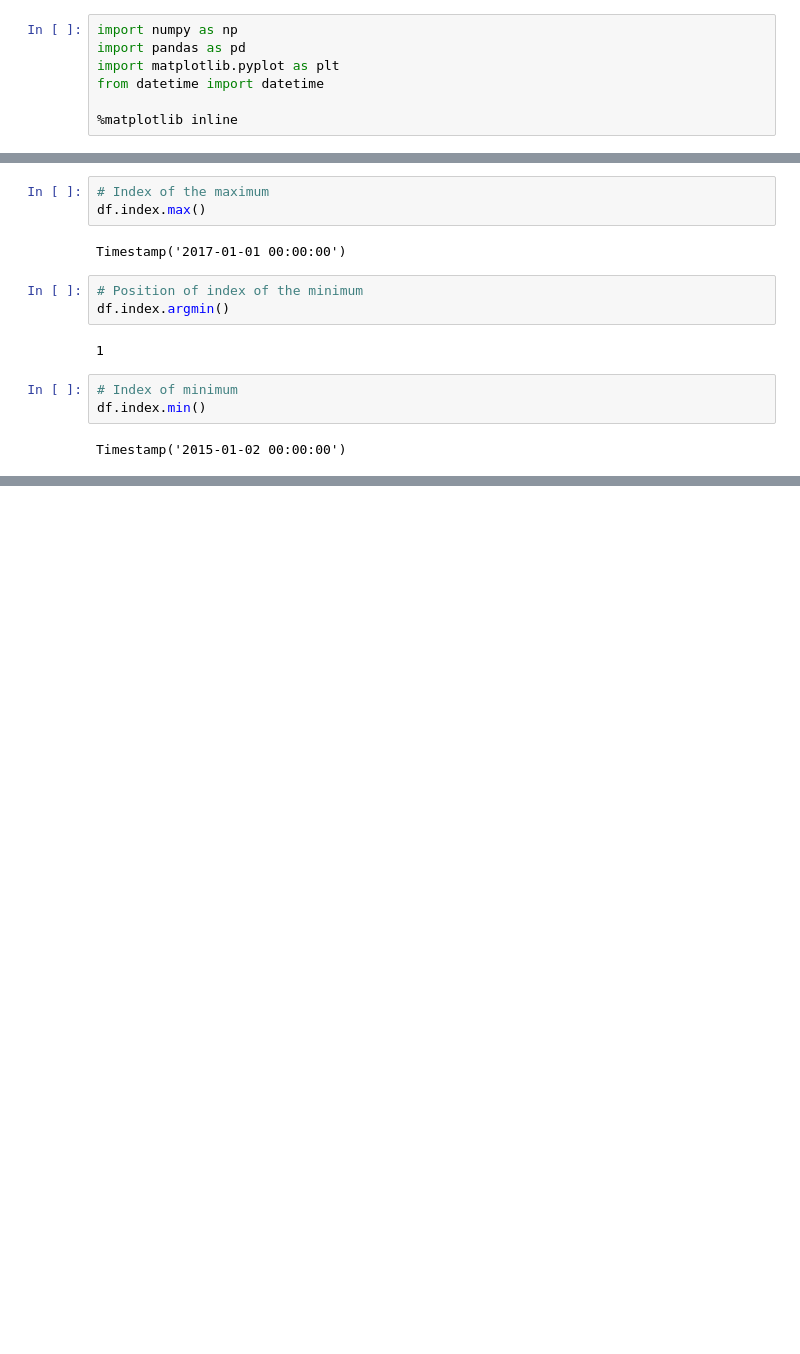
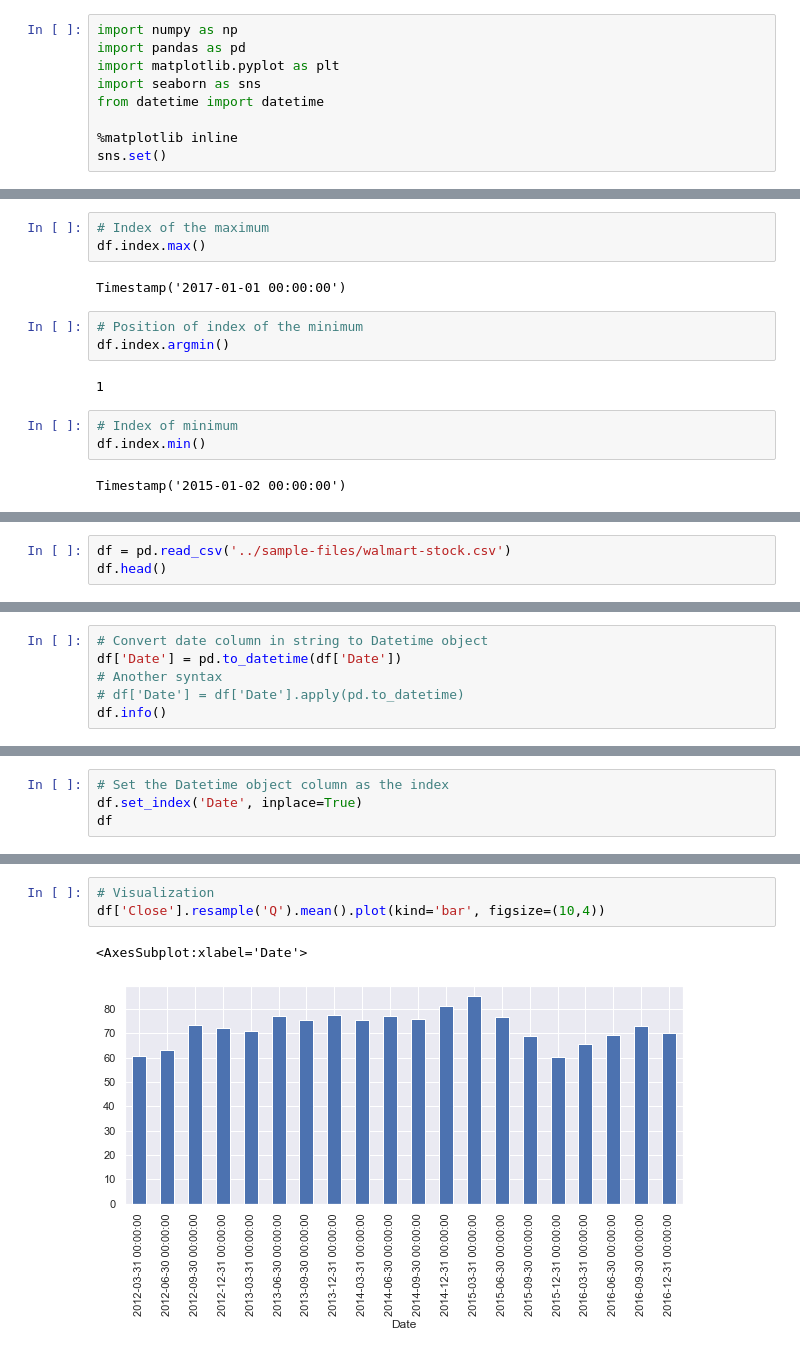
Before and after one commit to rmanaem/py4datasci, a Jupyter notebook: notebooks/time series with pandas.ipynb, the cells around one changed output, grey strips where cells are left out. Saved outputs shown, nothing was run; the diff lists cells and outputs as text; blank space fills up the shorter version.

```diff
--- a/notebooks/time series with pandas.ipynb
+++ b/notebooks/time series with pandas.ipynb
@@ -4,9 +4,11 @@
 import numpy as np
 import pandas as pd
 import matplotlib.pyplot as plt
+import seaborn as sns
 from datetime import datetime
 
 %matplotlib inline
+sns.set()
 # %% [markdown]
 ### Datetime
 # %%
@@ -59,0 +64,3 @@ Timestamp('2015-01-02 00:00:00')
+# %%
+df = pd.read_csv('../sample-files/walmart-stock.csv')
+df.head()
@@ -59,0 +91,6 @@ Timestamp('2015-01-02 00:00:00')
+# %%
+# Convert date column in string to Datetime object
+df['Date'] = pd.to_datetime(df['Date'])
+# Another syntax
+# df['Date'] = df['Date'].apply(pd.to_datetime)
+df.info()
@@ -59,0 +112,4 @@ Timestamp('2015-01-02 00:00:00')
+# %%
+# Set the Datetime object column as the index
+df.set_index('Date', inplace=True)
+df
@@ -59,0 +183,6 @@ Timestamp('2015-01-02 00:00:00')
+# %%
+# Visualization
+df['Close'].resample('Q').mean().plot(kind='bar', figsize=(10,4))
+# %% [output]
+<AxesSubplot:xlabel='Date'>
+[figure, added]
```
Also changed, not shown: parts of 9 cells of this notebook.
